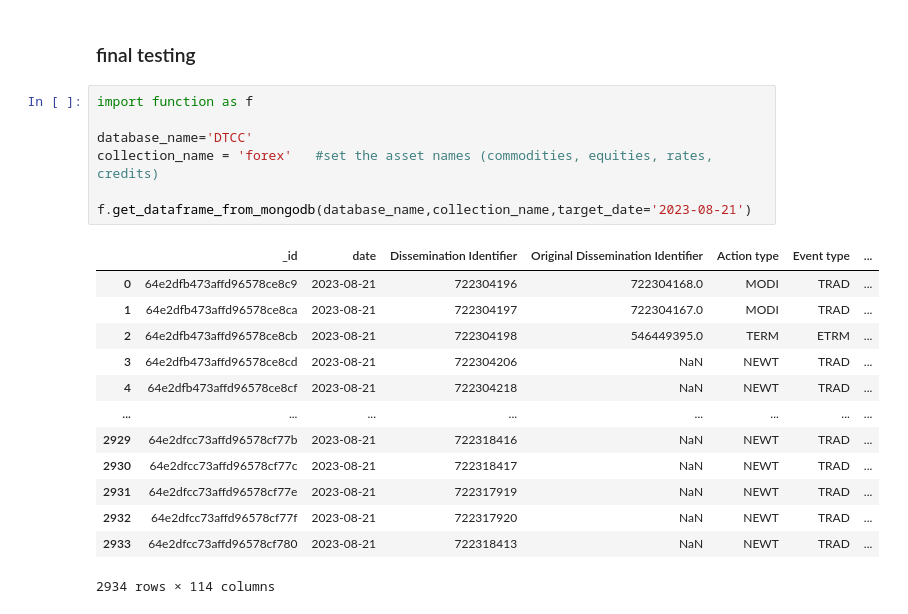
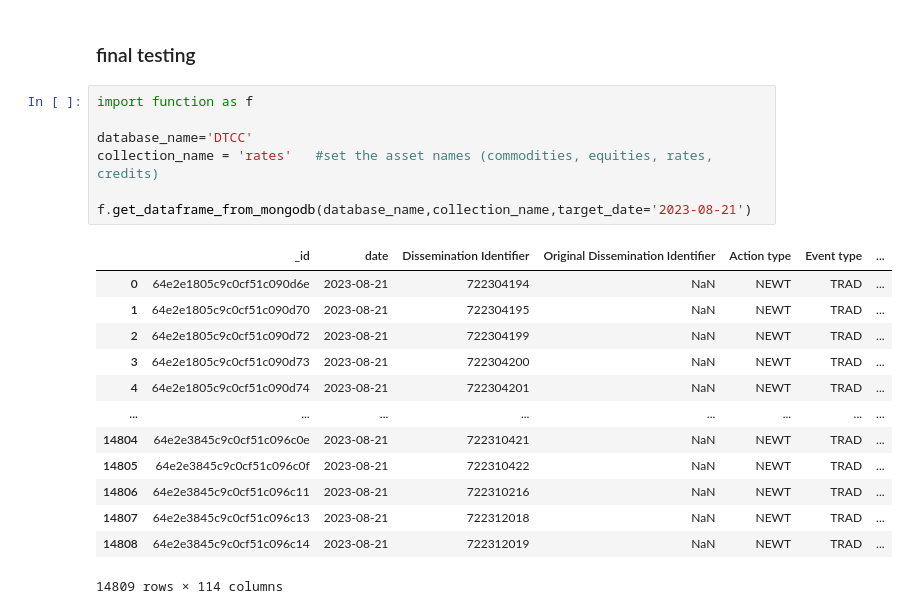
Before and after one commit to Mehedi24434/DTCC_data, a Jupyter notebook: b.ipynb, the cells around one changed output. Drawn from its saved outputs; the diff is of its cells as text.

```diff
--- a/b.ipynb
+++ b/b.ipynb
@@ -580,21 +580,21 @@ From today's featured article
 # %%
 import function as f
 
 database_name='DTCC'
-collection_name = 'forex'   #set the asset names (commodities, equities, rates, credits)
+collection_name = 'rates'   #set the asset names (commodities, equities, rates, credits)
 
 f.get_dataframe_from_mongodb(database_name,collection_name,target_date='2023-08-21')
 # %% [output]
 |  | _id | date | Dissemination Identifier | Original Dissemination Identifier | Action type | Event type | ... |
-| 0 | 64e2dfb473affd96578ce8c9 | 2023-08-21 | 722304196 | 722304168.0 | MODI | TRAD | ... |
-| 1 | 64e2dfb473affd96578ce8ca | 2023-08-21 | 722304197 | 722304167.0 | MODI | TRAD | ... |
-| 2 | 64e2dfb473affd96578ce8cb | 2023-08-21 | 722304198 | 546449395.0 | TERM | ETRM | ... |
-| 3 | 64e2dfb473affd96578ce8cd | 2023-08-21 | 722304206 | NaN | NEWT | TRAD | ... |
-| 4 | 64e2dfb473affd96578ce8cf | 2023-08-21 | 722304218 | NaN | NEWT | TRAD | ... |
+| 0 | 64e2e1805c9c0cf51c090d6e | 2023-08-21 | 722304194 | NaN | NEWT | TRAD | ... |
+| 1 | 64e2e1805c9c0cf51c090d70 | 2023-08-21 | 722304195 | NaN | NEWT | TRAD | ... |
+| 2 | 64e2e1805c9c0cf51c090d72 | 2023-08-21 | 722304199 | NaN | NEWT | TRAD | ... |
+| 3 | 64e2e1805c9c0cf51c090d73 | 2023-08-21 | 722304200 | NaN | NEWT | TRAD | ... |
+| 4 | 64e2e1805c9c0cf51c090d74 | 2023-08-21 | 722304201 | NaN | NEWT | TRAD | ... |
 | ... | ... | ... | ... | ... | ... | ... | ... |
-| 2929 | 64e2dfcc73affd96578cf77b | 2023-08-21 | 722318416 | NaN | NEWT | TRAD | ... |
-| 2930 | 64e2dfcc73affd96578cf77c | 2023-08-21 | 722318417 | NaN | NEWT | TRAD | ... |
-| 2931 | 64e2dfcc73affd96578cf77e | 2023-08-21 | 722317919 | NaN | NEWT | TRAD | ... |
-| 2932 | 64e2dfcc73affd96578cf77f | 2023-08-21 | 722317920 | NaN | NEWT | TRAD | ... |
-| 2933 | 64e2dfcc73affd96578cf780 | 2023-08-21 | 722318413 | NaN | NEWT | TRAD | ... |
+| 14804 | 64e2e3845c9c0cf51c096c0e | 2023-08-21 | 722310421 | NaN | NEWT | TRAD | ... |
+| 14805 | 64e2e3845c9c0cf51c096c0f | 2023-08-21 | 722310422 | NaN | NEWT | TRAD | ... |
+| 14806 | 64e2e3845c9c0cf51c096c11 | 2023-08-21 | 722310216 | NaN | NEWT | TRAD | ... |
+| 14807 | 64e2e3845c9c0cf51c096c13 | 2023-08-21 | 722312018 | NaN | NEWT | TRAD | ... |
+| 14808 | 64e2e3845c9c0cf51c096c14 | 2023-08-21 | 722312019 | NaN | NEWT | TRAD | ... |
-2934 rows × 114 columns
+14809 rows × 114 columns
```
